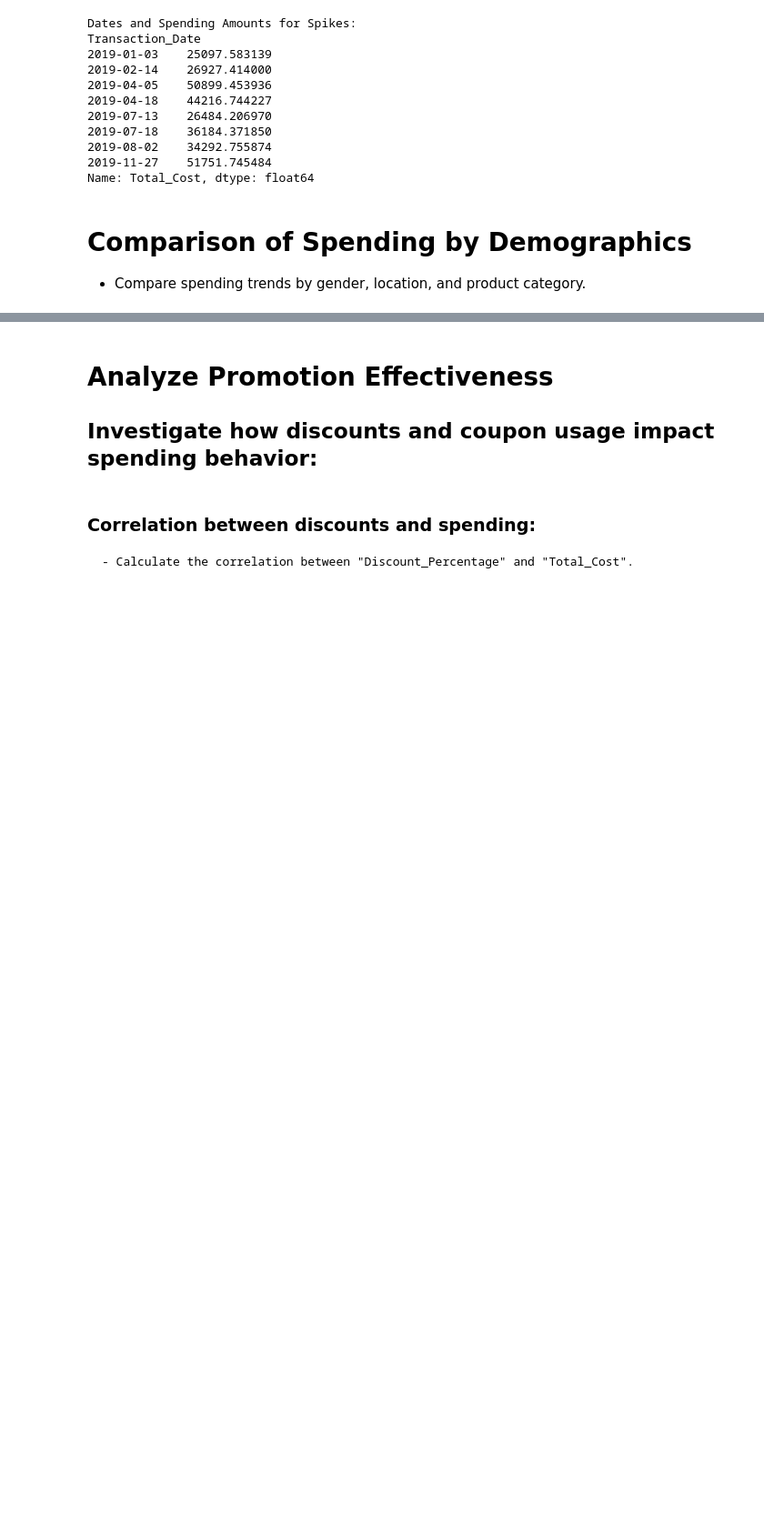
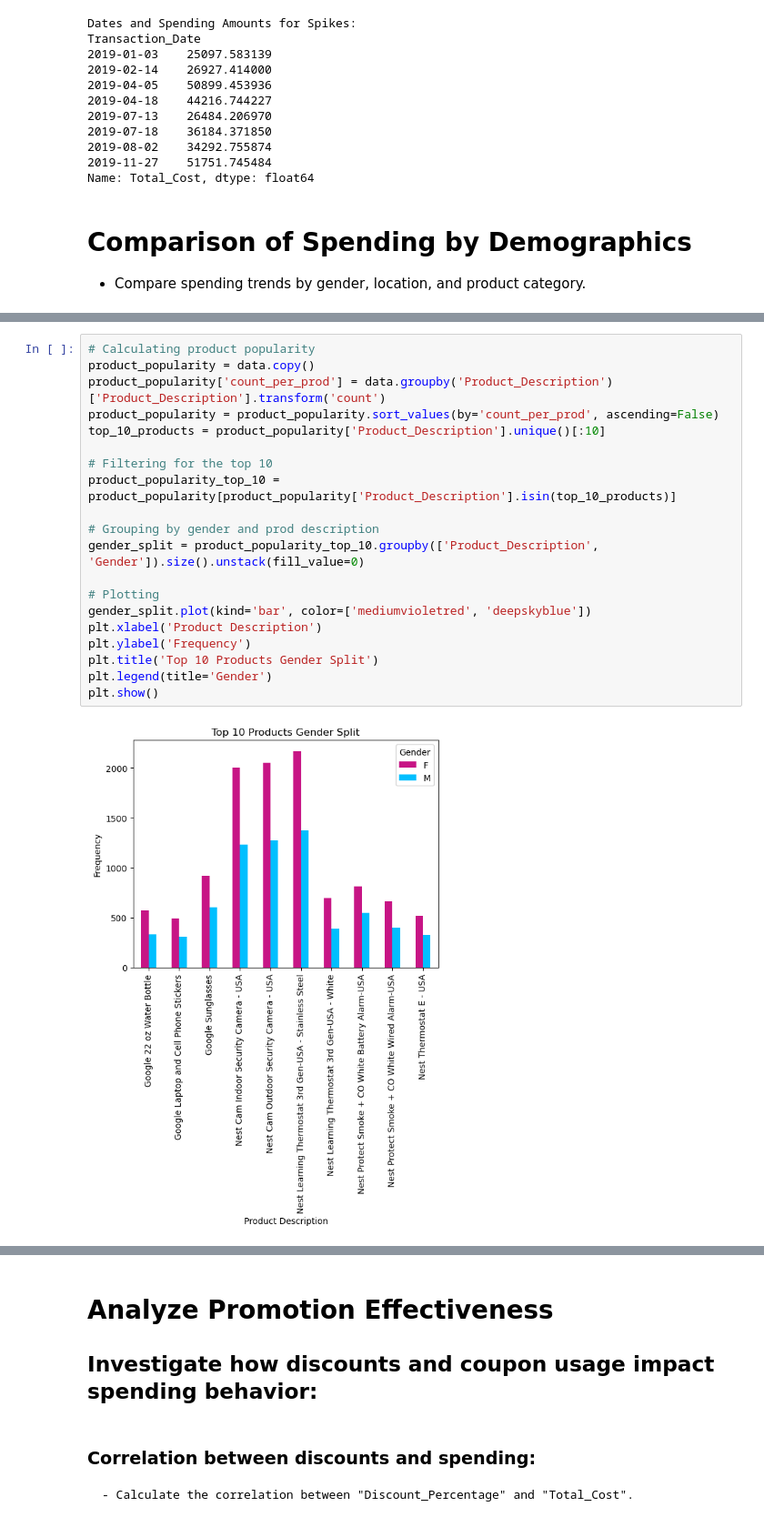
Before and after one commit to natbiorg/project_4, a Jupyter notebook: Starter_Code/analysis.ipynb, the cells around one changed output, grey strips where cells are left out. Shown at 91% size. Drawn from its saved outputs; the diff is of its cells as text; blank space fills up the shorter version.

Commit message:
moved some folders around and added gender split of product frequency

```diff
--- a/Starter_Code/analysis.ipynb
+++ b/Starter_Code/analysis.ipynb
@@ -160,0 +175,22 @@ plt.show()
+# %%
+# Calculating product popularity
+product_popularity = data.copy()
+product_popularity['count_per_prod'] = data.groupby('Product_Description')['Product_Description'].transform('count')
+product_popularity = product_popularity.sort_values(by='count_per_prod', ascending=False)
+top_10_products = product_popularity['Product_Description'].unique()[:10]
+
+# Filtering for the top 10
+product_popularity_top_10 = product_popularity[product_popularity['Product_Description'].isin(top_10_products)]
+
+# Grouping by gender and prod description
+gender_split = product_popularity_top_10.groupby(['Product_Description', 'Gender']).size().unstack(fill_value=0)
+
+# Plotting
+gender_split.plot(kind='bar', color=['mediumvioletred', 'deepskyblue'])
+plt.xlabel('Product Description')
+plt.ylabel('Frequency')
+plt.title('Top 10 Products Gender Split')
+plt.legend(title='Gender')
+plt.show()
+# %% [output]
+[figure, added]
```
Also changed, not shown: parts of 6 cells of this notebook, 3 other files.
